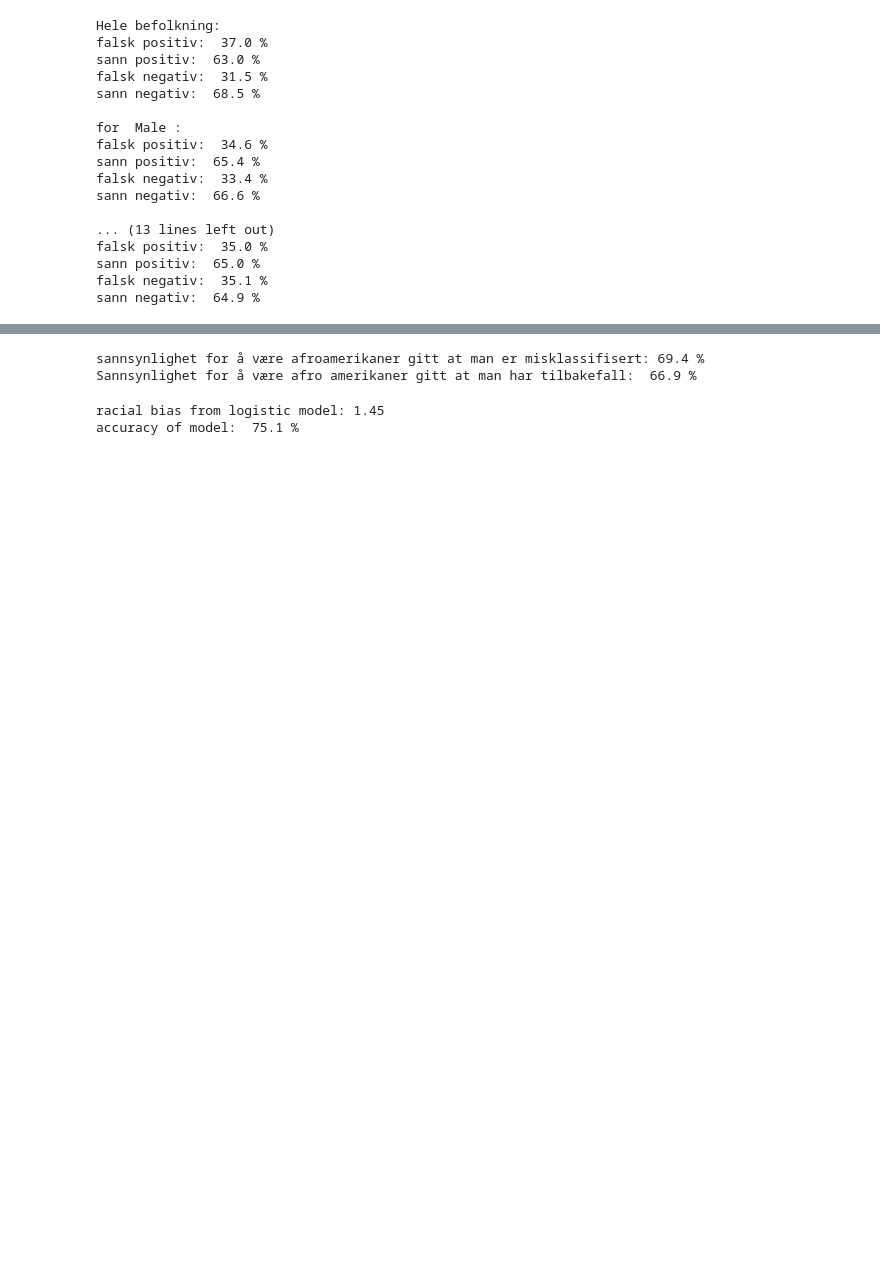
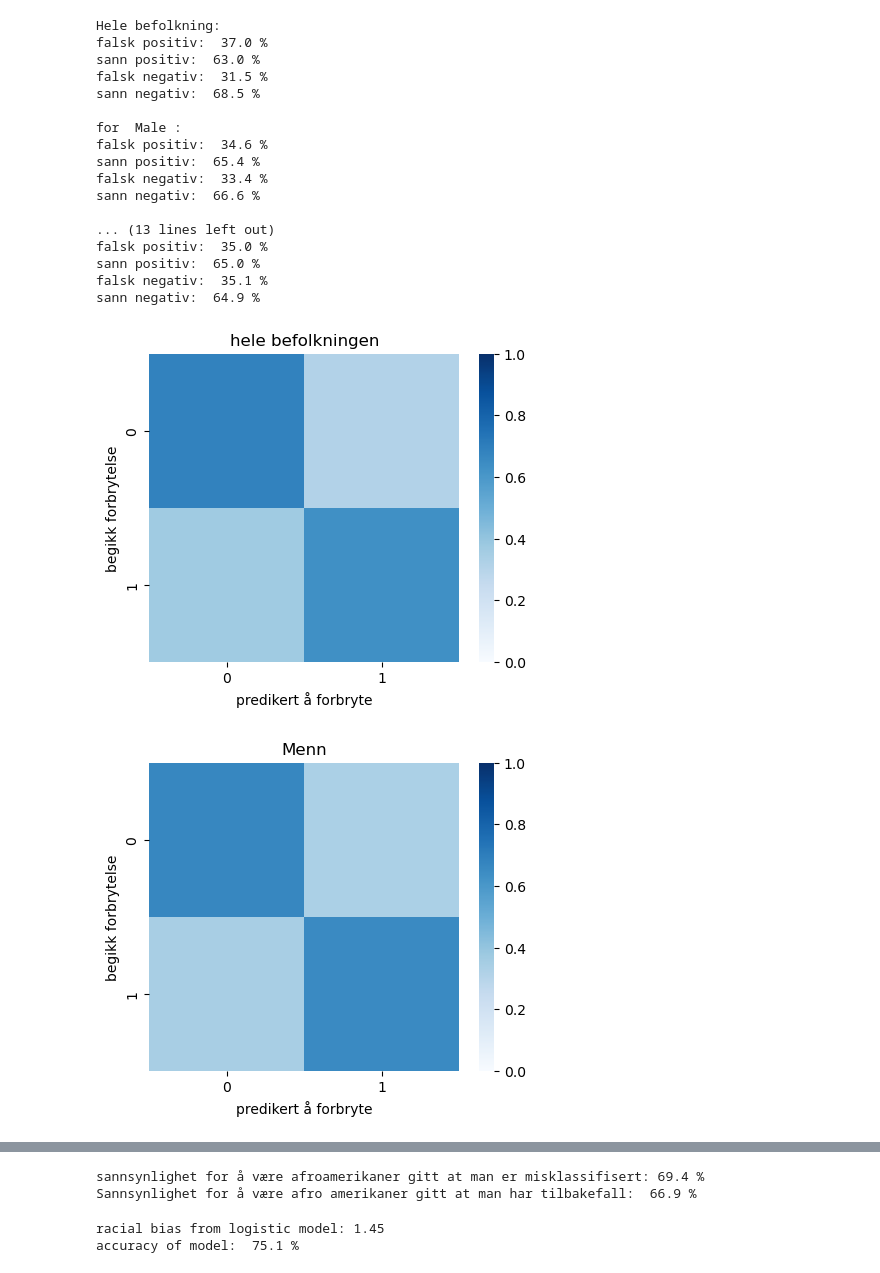
Before and after one commit to joska223/Prosjekt_1, a Jupyter notebook: Dataanalyse.ipynb, the cells around one changed output, grey strips where cells are left out. Drawn from its saved outputs; the diff is of its cells as text; code cells hidden in the pictures; blank space fills up the shorter version.

```diff
--- a/Dataanalyse.ipynb
+++ b/Dataanalyse.ipynb
@@ -8,6 +8,8 @@ def prosent(x):
     return round(x*100,1)
 # %%
 #b)
+import seaborn as sns
+import matplotlib.pyplot as plt
 def finn_sannsynligheter(data):
     #Finner de som ble klassifisert som høy eller lav risiko:
     High_risk = data[data["score_text"].isin(["Medium","High"])]
@@ -37,41 +39,49 @@ def print_sannsynligheter(data):
     print("sann negativ: ",prosent(p_Sann_negativ),"%")
     print()
 
+def plot_cm(data,title):
+    p_Falsk_positiv, p_Sann_positiv, p_Falsk_negativ, p_Sann_negativ = finn_sannsynligheter(data)
+
+    cm = [[p_Sann_negativ,p_Falsk_negativ],[p_Falsk_positiv,p_Sann_positiv]]
+    plt.figure(figsize=(5,4))
+    sns.heatmap(cm,cmap='Blues',vmin=0,vmax=1)
+    plt.xlabel("predikert å forbryte")
+    plt.ylabel("begikk forbrytelse")
+    plt.title(title)
+
 #Finner de forskjellige typene raser:
 print("Hele befolkning:")
 print_sannsynligheter(data)
+plot_cm(data,"hele befolkningen")
 
-for kjønn in ["Male","Female"]:
+for kjønn, kjønn_norsk in zip(["Male","Female"],["Menn","Kvinner"]):
     nydata = data[data["sex"] == kjønn]
     print("for ",kjønn,":")
     print_sannsynligheter(nydata)
+    plot_cm(nydata,kjønn_norsk)
 
 for rase in ["Caucasian","African-American"]:
     nydata = data[data["race"] == rase]
     print("for ",rase,":")
     print_sannsynligheter(nydata)
-
-def plot_cm(data):
-    #Finner de som ble klassifisert som høy eller lav risiko:
-    High_risk = data[data["score_text"].isin(["Medium","High"])]
-    Low_risk = data[data["score_text"] == "Low"]
-
-    High_risk_p = High_risk[""] > 0
+    plot_cm(nydata,rase)
 # %% [output]
 Hele befolkning:
 falsk positiv:  37.0 %
 sann positiv:  63.0 %
 falsk negativ:  31.5 %
 sann negativ:  68.5 %
 
 for  Male :
 falsk positiv:  34.6 %
 sann positiv:  65.4 %
 falsk negativ:  33.4 %
 sann negativ:  66.6 %
 
 ... (13 lines left out)
 falsk positiv:  35.0 %
 sann positiv:  65.0 %
 falsk negativ:  35.1 %
 sann negativ:  64.9 %
+[figure, added]
+[figure, added]
```
Also changed, not shown: parts of 1 cell of this notebook.
